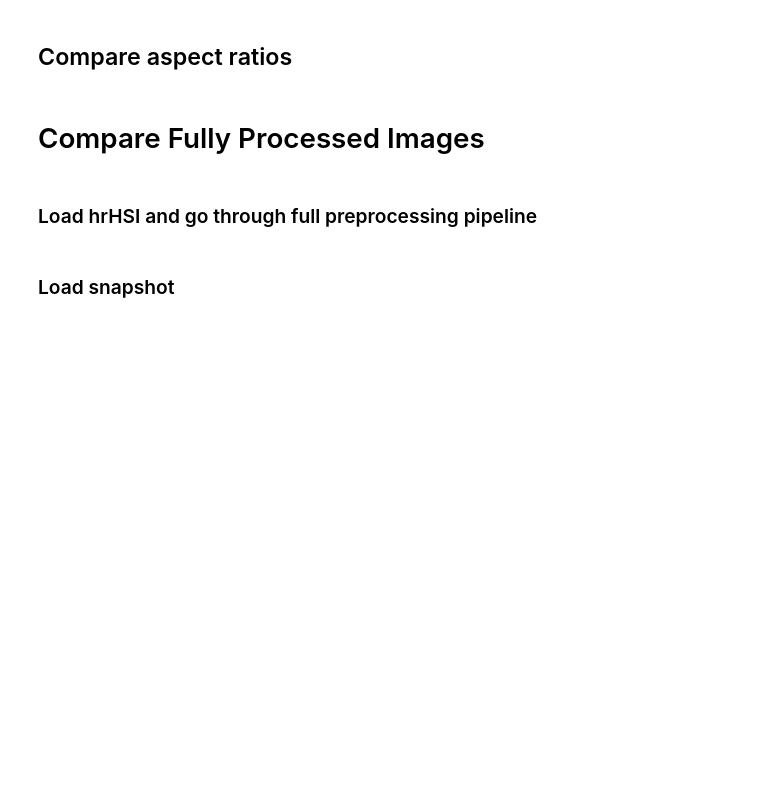
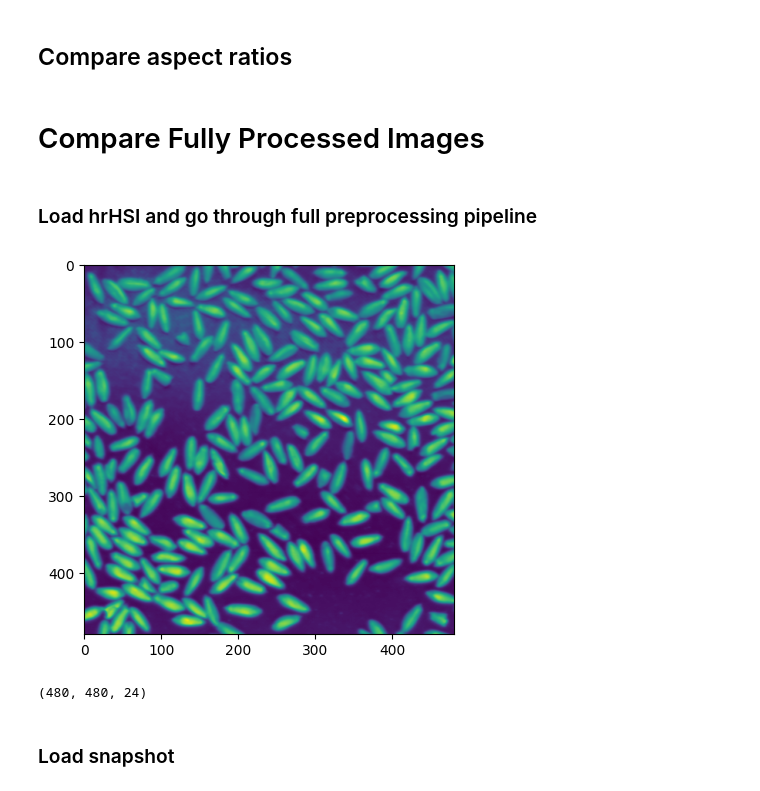
Before and after one commit to amar-music/hyperspectral-snapshot-upscaling, a Jupyter notebook: explore.ipynb, the cells around one changed output. Saved outputs shown, nothing was run; the diff lists cells and outputs as text; code cells hidden in the pictures; blank space fills up the shorter version.

```diff
--- a/explore.ipynb
+++ b/explore.ipynb
@@ -106,9 +106,9 @@ from preprocessing import preprocessFullHSI
 import matplotlib.pyplot as plt
 
 # Specify paths
-hr_path = 'data/FX10/spelt_s3.hdf5'
-hr_mtx_path = 'calibration/hrHSI_matrix.npy'
-hr_dist_path = 'calibration/hrHSI_dist.npy'
+hr_path = 'data/raw/FX10/spelt_s3.hdf5'
+hr_mtx_path = 'data/raw/calibration/hrHSI_matrix.npy'
+hr_dist_path = 'data/raw/calibration/hrHSI_dist.npy'
 
 # Snapshot dimensions and wavelengths
 # ss_shape = (210, 399, 24)
@@ -121,33 +121,36 @@ ss_wavelengths = [667, 679, 691, 703, 715,
 
 
 # Set offsets and rotations
 # hr_x_off = (106, 1018)   # Full: (0, 1084)
 # hr_y_off = (189, 720)    # Full: (0, 1015)
 hr_x_off = (110, 590)   # Square
 hr_y_off = (191, 719)   # Square
 rot = -0.3
 shear = 0.02
 # rot = -0.2
 # shear = 0.017
 
 # Load and preprocess file
 hr_file = preprocessFullHSI(path_to_hdf5=hr_path,
                             mtx_path=hr_mtx_path,
                             dist_path=hr_dist_path,
                             hr_x_off=hr_x_off,
                             hr_y_off=hr_y_off,
                             rot=rot,
                             shear=shear,
                             ss_shape=ss_shape,
                             ss_wavelengths=ss_wavelengths)
 hr_img = hr_file[0]
 hr_wavelengths = hr_file[1]
 
 # Display image
 plt.imshow(hr_img[:, :, 3])
 plt.show()
 
 print(hr_img.shape)
+# %% [output]
+[figure, added]
+(480, 480, 24)
 # %% [markdown]
 ### Load snapshot
 # %%
```
Also changed, not shown: parts of 10 cells of this notebook, 5 other files.
